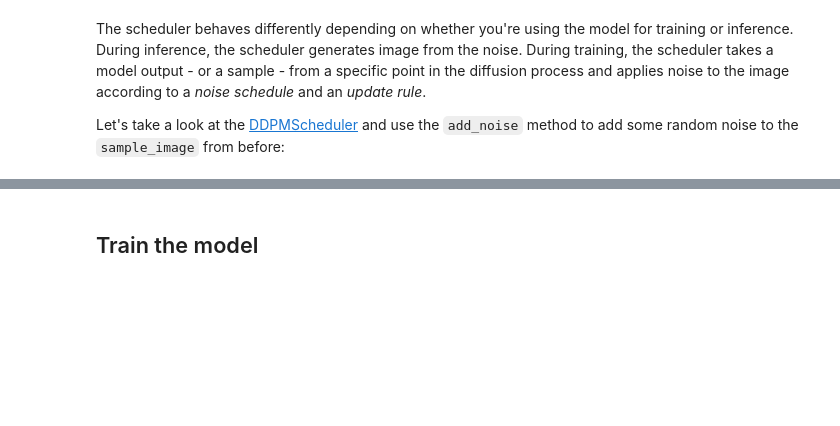
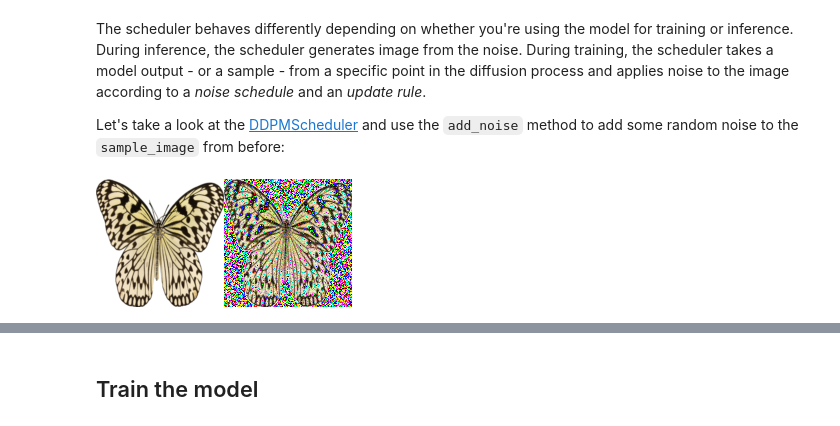
Before and after one commit to trgardos/hf_notebooks, a Jupyter notebook: diffusers_doc/en/pytorch/basic_training.ipynb, the cells around one changed output, grey strips where cells are left out. Saved outputs shown, nothing was run; the diff lists cells and outputs as text; code cells hidden in the pictures; blank space fills up the shorter version.

```diff
--- a/diffusers_doc/en/pytorch/basic_training.ipynb
+++ b/diffusers_doc/en/pytorch/basic_training.ipynb
@@ -168,14 +198,28 @@ Let's take a look at the [DDPMScheduler](https://huggingface.co/docs/diffusers/m
 # %%
 import torch
 from PIL import Image
 from diffusers import DDPMScheduler
 
 noise_scheduler = DDPMScheduler(num_train_timesteps=1000)
 noise = torch.randn(sample_image.shape)
 timesteps = torch.LongTensor([50])
-noisy_image = noise_scheduler.add_noise(sample_image, noise, timesteps)
+noisy_image_tensor = noise_scheduler.add_noise(sample_image, noise, timesteps)
 
-Image.fromarray(((noisy_image.permute(0, 2, 3, 1) + 1.0) * 127.5).type(torch.uint8).numpy()[0])
+# Convert clean image to PIL
+clean_pil_image = Image.fromarray(((sample_image.permute(0, 2, 3, 1) + 1.0) * 127.5).type(torch.uint8).numpy()[0])
+
+# Convert noisy image to PIL
+noisy_pil_image = Image.fromarray(((noisy_image_tensor.permute(0, 2, 3, 1) + 1.0) * 127.5).type(torch.uint8).numpy()[0])
+
+# Combine images side by side
+width, height = clean_pil_image.size
+combined_image = Image.new('RGB', (2 * width, height))
+combined_image.paste(clean_pil_image, (0, 0))
+combined_image.paste(noisy_pil_image, (width, 0))
+
+combined_image
+# %% [output]
+[figure, added]
 # %% [markdown]
 <div class="flex justify-center">
     <img src="https://huggingface.co/datasets/huggingface/documentation-images/resolve/main/diffusers/noisy_butterfly.png"/>
```
Also changed, not shown: parts of 8 cells of this notebook.
